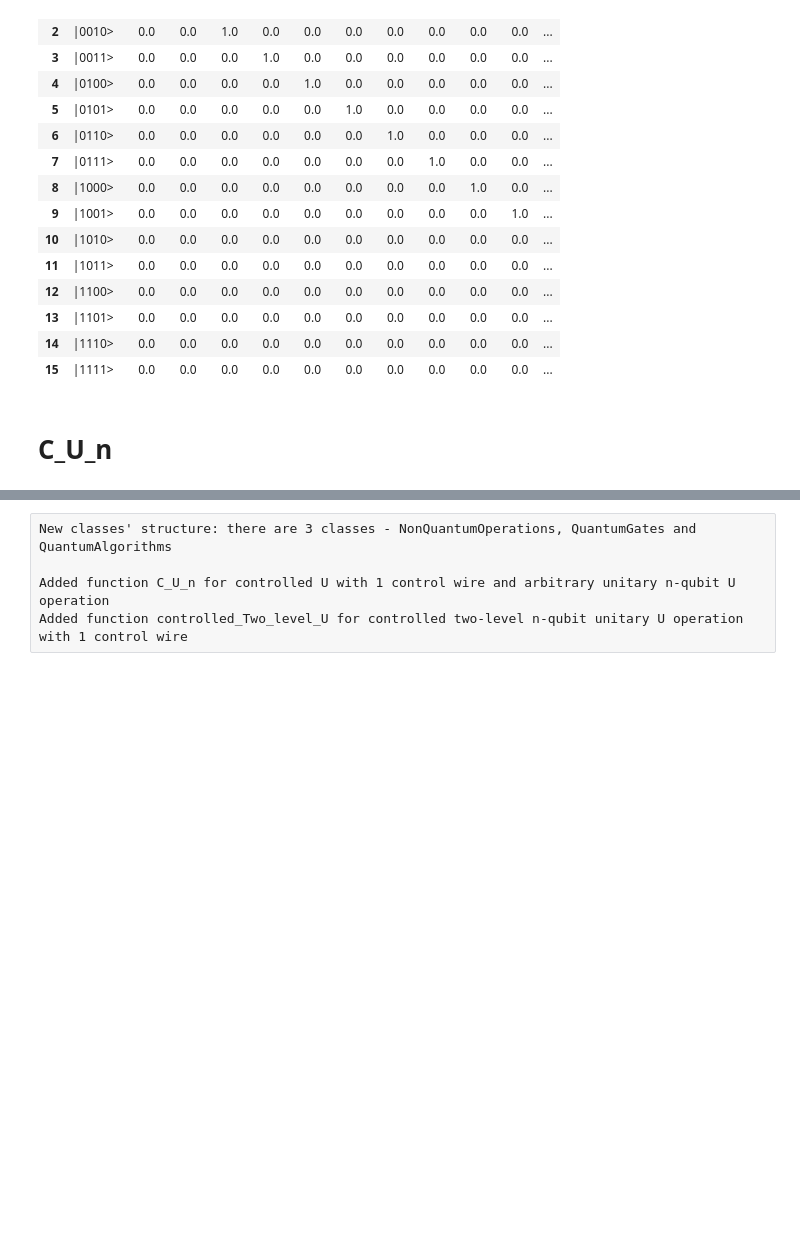
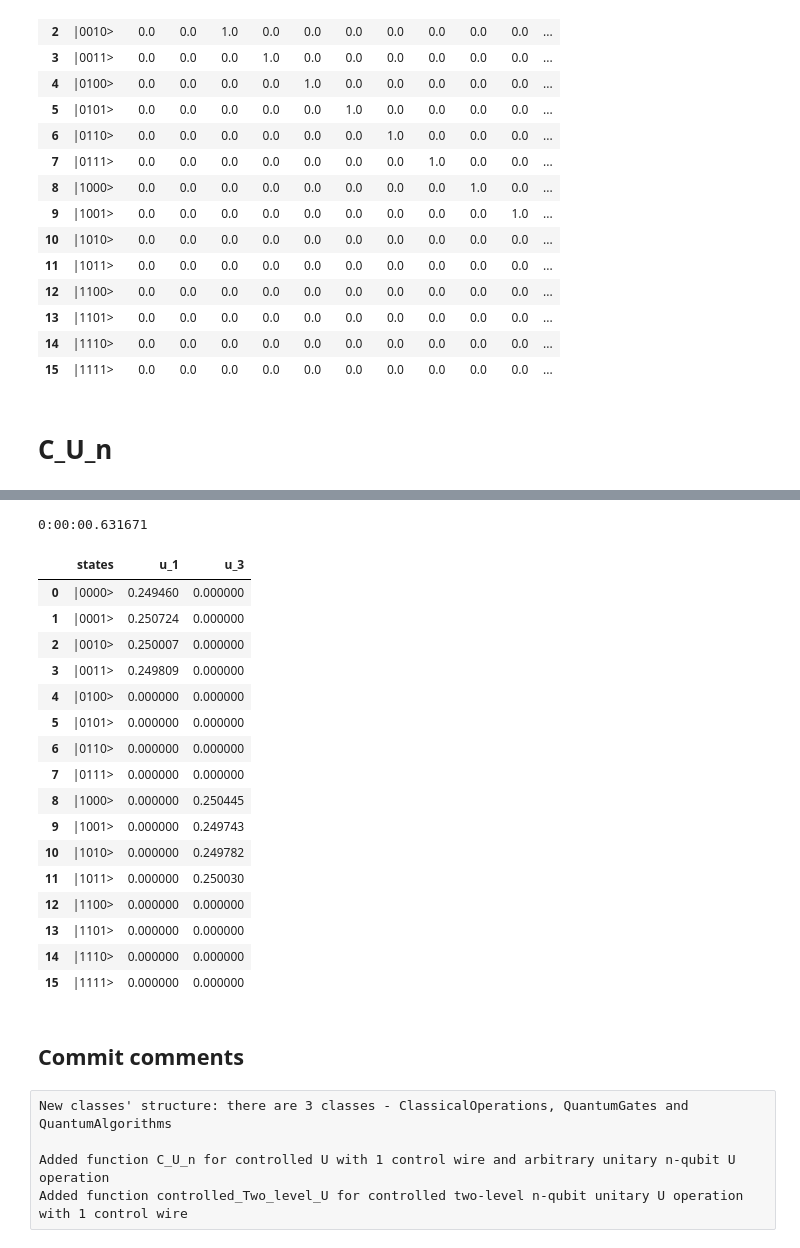
Before and after one commit to Anatoly-Antipov/QuantumOperations, a Jupyter notebook: Test.ipynb, the cells around one changed output, grey strips where cells are left out. Drawn from its saved outputs; the diff is of its cells as text; code cells hidden in the pictures; blank space fills up the shorter version.

```diff
--- a/Test.ipynb
+++ b/Test.ipynb
@@ -250,0 +419,3 @@ df
+# %%
+U = np.array([[0,1],
+              [1,0]],dtype='complex128')
@@ -250,0 +465,2 @@ df
+# %%
+t = 2
@@ -250,0 +493,5 @@ df
+# %%
+U = np.array([[0,1,0,0],
+              [1,0,0,0],
+              [0,0,0,1],
+              [0,0,1,0]],dtype='complex128')
@@ -251,5 +521,42 @@ df
+# %%
+start = datetime.datetime.now()
+
+# check
+df = pd.DataFrame(c.states_vector(wires),columns=['states'])
+
+measurements = circuit(U,1)
+df['u_1'] = measurements
+measurements = circuit(U,3)
+df['u_3'] = measurements
+
+end = datetime.datetime.now()
+print(end-start)
+# %% [output]
+0:00:00.631671
+# %%
+df
+# %% [output]
+|  | states | u_1 | u_3 |
+| 0 | |0000> | 0.249460 | 0.000000 |
+| 1 | |0001> | 0.250724 | 0.000000 |
+| 2 | |0010> | 0.250007 | 0.000000 |
+| 3 | |0011> | 0.249809 | 0.000000 |
+| 4 | |0100> | 0.000000 | 0.000000 |
+| 5 | |0101> | 0.000000 | 0.000000 |
+| 6 | |0110> | 0.000000 | 0.000000 |
+| 7 | |0111> | 0.000000 | 0.000000 |
+| 8 | |1000> | 0.000000 | 0.250445 |
+| 9 | |1001> | 0.000000 | 0.249743 |
+| 10 | |1010> | 0.000000 | 0.249782 |
+| 11 | |1011> | 0.000000 | 0.250030 |
+| 12 | |1100> | 0.000000 | 0.000000 |
+| 13 | |1101> | 0.000000 | 0.000000 |
+| 14 | |1110> | 0.000000 | 0.000000 |
+| 15 | |1111> | 0.000000 | 0.000000 |
+# %% [markdown]
+## Commit comments
 # %% [raw]
-New classes' structure: there are 3 classes - NonQuantumOperations, QuantumGates and QuantumAlgorithms
+New classes' structure: there are 3 classes - ClassicalOperations, QuantumGates and QuantumAlgorithms
 
 Added function C_U_n for controlled U with 1 control wire and arbitrary unitary n-qubit U operation
 Added function controlled_Two_level_U for controlled two-level n-qubit unitary U operation with 1 control wire
```
Also changed, not shown: parts of 36 cells of this notebook, 1 other file.
